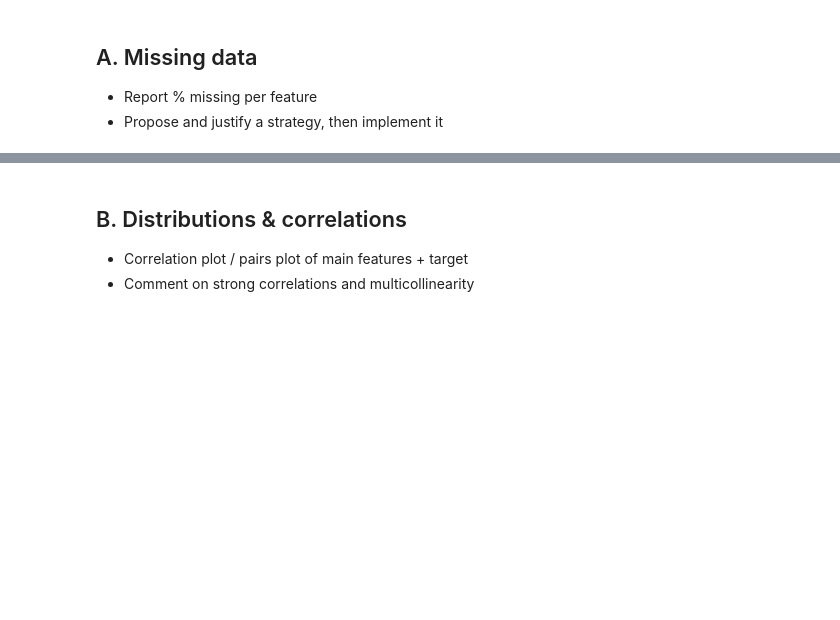
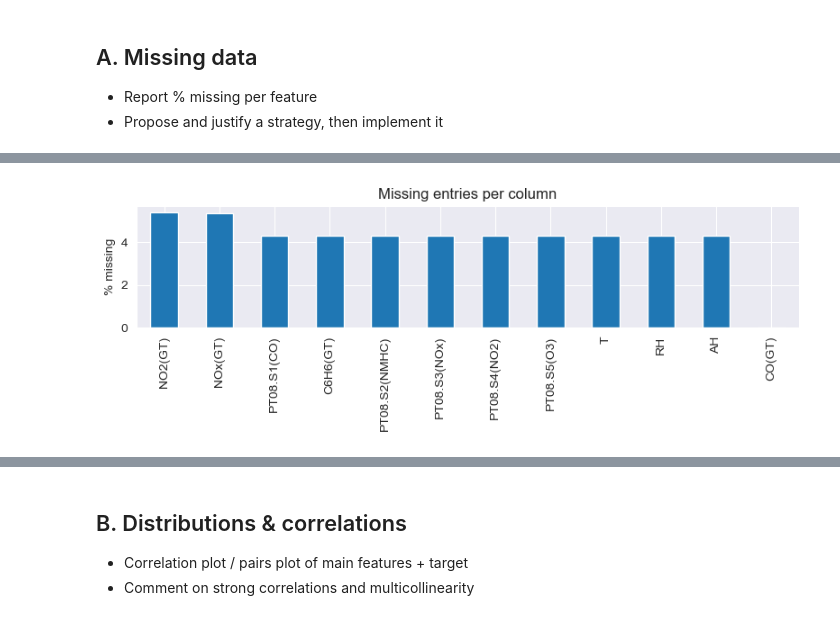
Before and after one commit to YidingWang05/ml_inclass_exercise, a Jupyter notebook: co_lab.ipynb, the cells around one changed output, grey strips where cells are left out. Cells and saved outputs as stored; diff of their text form; code cells hidden in the pictures; blank space fills up the shorter version.

```diff
--- a/co_lab.ipynb
+++ b/co_lab.ipynb
@@ -18,7 +18,7 @@ from sklearn.metrics import r2_score, mean_absolute_error, mean_squared_error
 RANDOM_STATE = 42
 TARGET = "CO(GT)"
 # %%
-df = pd.read_csv("data/q1.csv")
+df = pd.read_csv("q1.csv")
 FEATURES = [c for c in df.columns if c != TARGET]
 
 SENSOR_COST = {
@@ -286,0 +44,91 @@ NaNs left (train, test): 0 0
+# %%
+# CELL1
+missing_pct = df.isna().mean() * 100
+missing_tbl = missing_pct.round(2).sort_values(ascending=False).to_frame("missing %")
+display(missing_tbl)
+
+missing_pct.sort_values(ascending=False).plot.bar(figsize=(8, 3))
+plt.ylabel("% missing")
+plt.title("Missing entries per column")
+plt.tight_layout()
+plt.show()
+
+# CELL2
+mask = df.isna()
+
+pattern = mask.apply(lambda row: ", ".join(row[row].index) if row.any() else "(none)", axis=1)
+pattern_counts = pattern.value_counts().to_frame("n_rows")
+pattern_counts["% rows"] = (pattern_counts["n_rows"] / len(df) * 100).round(2)
+display(pattern_counts)
+
+print("Number of missing values per row:")
+display(mask.sum(axis=1).value_counts().sort_index())
+
+
+# CELL3
+plt.figure(figsize=(8, 4))
+sns.heatmap(mask, cbar=False, yticklabels=False)
+plt.title("Missing values (white = missing); rows in time order")
+plt.tight_layout()
+plt.show()
+
+offline = mask[FEATURES].sum(axis=1) >= 9          # all sensors + T/RH/AH missing
+block_id = (offline != offline.shift()).cumsum()    # new id whenever the state changes
+block_len = block_id[offline].value_counts()
+print(f"Device-offline rows: {offline.sum()} in {len(block_len)} contiguous blocks; "
+      f"longest block = {block_len.max()} rows, median = {int(block_len.median())} rows")
+
+# CELL4
+compare = pd.DataFrame({
+    "offline rows": df.loc[offline, TARGET].describe(),
+    "other rows": df.loc[~offline, TARGET].describe(),
+})
+compare.loc["P(CO>5)"] = [(df.loc[offline, TARGET] > 5).mean(), (df.loc[~offline, TARGET] > 5).mean()]
+display(compare.round(3))
+
+# CELL5
+df_clean = df.loc[~offline].reset_index(drop=True)
+print(f"Dropped {offline.sum()} rows ({offline.mean()*100:.2f}%); remaining = {len(df_clean)}")
+display((df_clean.isna().mean() * 100).round(2)[lambda s: s > 0])
+
+# CELL6
+from sklearn.impute import KNNImputer
+
+def knn_impute(fit_df, *other_dfs, cols=FEATURES, k=5):
+    """Fit scaler + KNNImputer on fit_df[cols] only, then impute fit_df and any other_dfs.
+    Scaling first because KNN uses Euclidean distance. The target is NOT used,
+    since it would not be available at prediction time."""
+    scaler = StandardScaler().fit(fit_df[cols])              # NaNs are ignored when fitting
+    imputer = KNNImputer(n_neighbors=k).fit(scaler.transform(fit_df[cols]))
+
+    out = []
+    for d in (fit_df,) + other_dfs:
+        d = d.copy()
+        filled = imputer.transform(scaler.transform(d[cols]))
+        d[cols] = scaler.inverse_transform(filled)           # back to original units
+        out.append(d)
+    return out[0] if len(out) == 1 else out
+
+# For EDA (part B) we impute on the full cleaned data.
+# NOTE: for modelling (part C onwards) refit the imputer on the TRAINING set only:
+#   train_imp, test_imp = knn_impute(train_df, test_df)
+df_imp = knn_impute(df_clean)
+print("Remaining NaNs after imputation:", df_imp.isna().sum().sum())
+
+
+# CELL7
+fig, axes = plt.subplots(1, 2, figsize=(10, 3.5))
+for ax, col in zip(axes, ["NOx(GT)", "NO2(GT)"]):
+    was_missing = df_clean[col].isna()
+    ax.hist(df_clean[col].dropna(), bins=50, density=True, alpha=0.5, label="observed")
+    ax.hist(df_imp.loc[was_missing, col], bins=50, density=True, alpha=0.5, label="imputed")
+    ax.set_title(col)
+    ax.legend()
+plt.tight_layout()
+plt.show()
+
+display(pd.DataFrame({
+    "before (observed)": df_clean[["NOx(GT)", "NO2(GT)"]].mean(),
+    "after (all rows)": df_imp[["NOx(GT)", "NO2(GT)"]].mean(),
+}).round(1))
+# %% [output]
@@ -286,0 +148 @@ NaNs left (train, test): 0 0
+[figure, added]
```
Also changed, not shown: parts of 23 cells of this notebook.
